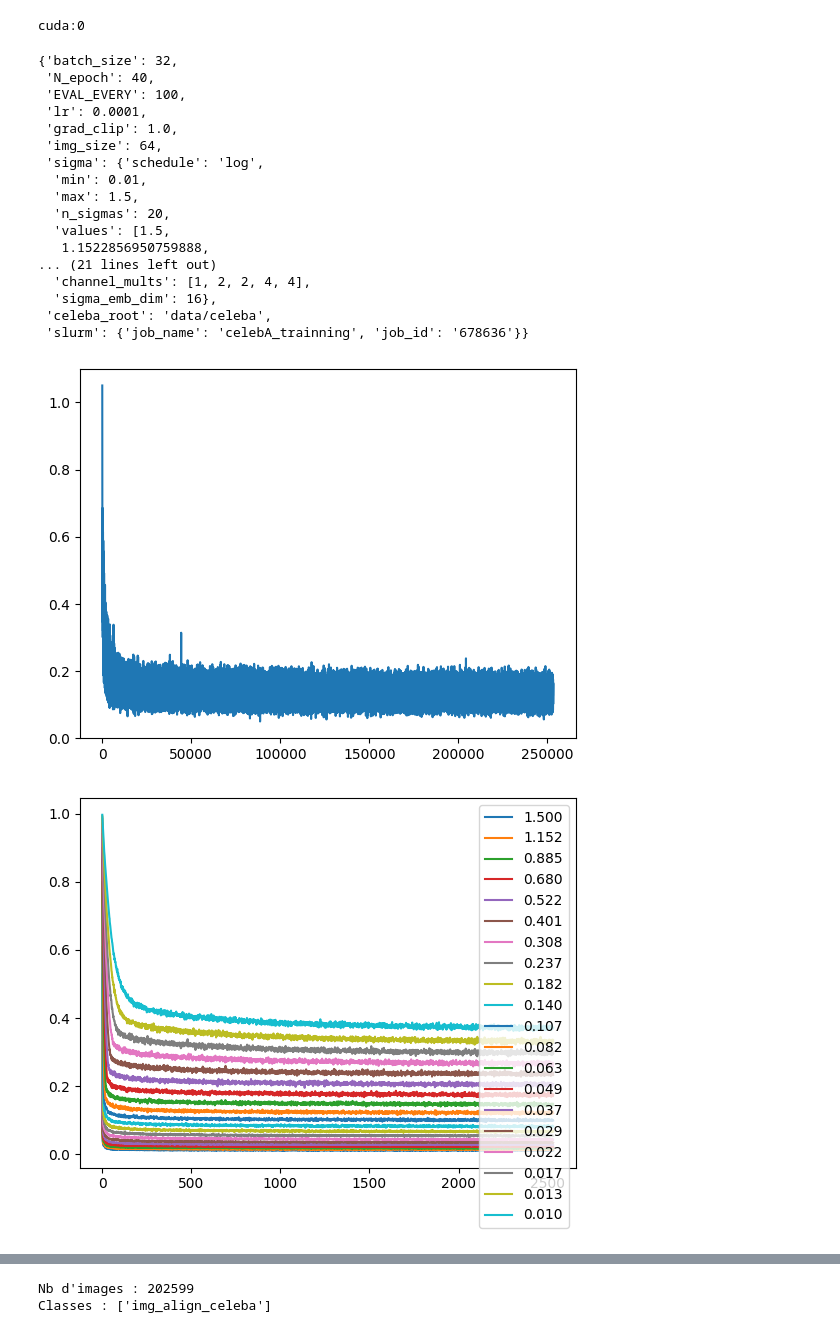
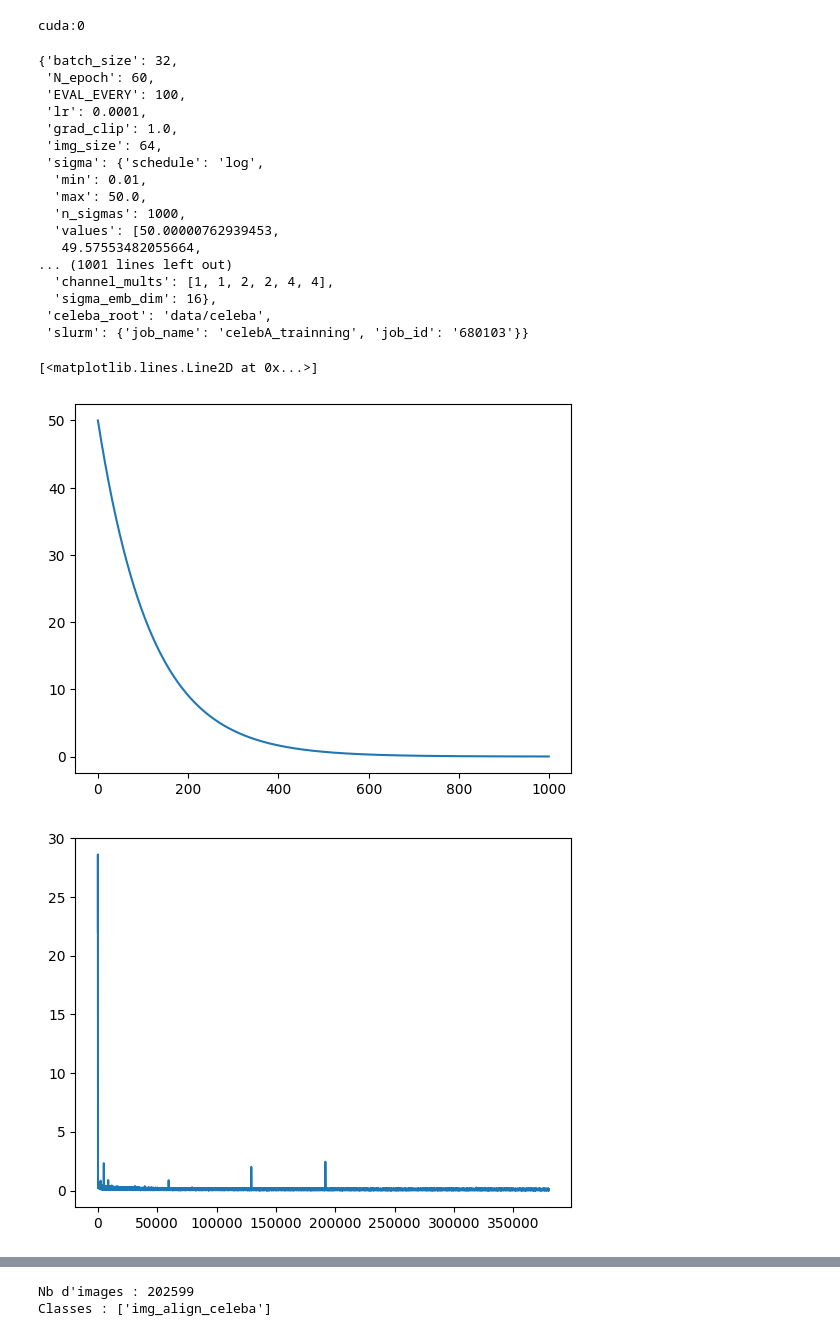
Before and after one commit to Loudwig/DSM, a Jupyter notebook: src/ncsn/celebA/ald.ipynb, the cells around one changed output, grey strips where cells are left out. Saved outputs shown, nothing was run; the diff lists cells and outputs as text; code cells hidden in the pictures.

```diff
--- a/src/ncsn/celebA/ald.ipynb
+++ b/src/ncsn/celebA/ald.ipynb
@@ -35,7 +35,7 @@ BASE_PATH = os.getcwd()
 RUNS_ROOT = os.path.join(BASE_PATH, "runs")
 EXP_NAME = "comparaison"
 EXP_DIR = os.path.join(RUNS_ROOT, EXP_NAME)
-RUN_ID = '001'
+RUN_ID = '002'
 RUN_DIR = os.path.join(EXP_DIR, RUN_ID)
 WEIGHTS_DIR = os.path.join(RUN_DIR, "weights")
 LOGS_DIR = os.path.join(RUN_DIR, "logs")
@@ -48,43 +48,46 @@ with open(os.path.join(LOGS_DIR, 'hparams.json')) as json_data:
 hparams
 # %% [output]
 {'batch_size': 32,
- 'N_epoch': 40,
+ 'N_epoch': 60,
  'EVAL_EVERY': 100,
  'lr': 0.0001,
  'grad_clip': 1.0,
  'img_size': 64,
  'sigma': {'schedule': 'log',
   'min': 0.01,
-  'max': 1.5,
-  'n_sigmas': 20,
-  'values': [1.5,
-   1.1522856950759888,
-... (21 lines left out)
-  'channel_mults': [1, 2, 2, 4, 4],
+  'max': 50.0,
+  'n_sigmas': 1000,
+  'values': [50.00000762939453,
+   49.57553482055664,
+... (1001 lines left out)
+  'channel_mults': [1, 1, 2, 2, 4, 4],
   'sigma_emb_dim': 16},
  'celeba_root': 'data/celeba',
- 'slurm': {'job_name': 'celebA_trainning', 'job_id': '678636'}}
+ 'slurm': {'job_name': 'celebA_trainning', 'job_id': '680103'}}
 # %%
 SIGMAS = t(hparams['sigma']['values'])
+plt.plot(SIGMAS.cpu())
+# %% [output]
+[<matplotlib.lines.Line2D at 0x...>]
+[figure, added]
 # %%
 Loss = np.load(os.path.join(LOGS_DIR,'train_loss.npy'))
 steps_eval = np.load(os.path.join(LOGS_DIR,'steps_eval.npy'))
 plt.plot(Loss)
 plt.show()
-loss_sigma = np.load(os.path.join(LOGS_DIR,"train_loss_per_sigma.npy"))   # (n_eval, n_sigmas)
-sigmas = np.load(os.path.join(LOGS_DIR,"sigmas.npy"))                    # (n_sigmas,)
+# loss_sigma = np.load(os.path.join(LOGS_DIR,"train_loss_per_sigma.npy"))   # (n_eval, n_sigmas)
+# sigmas = np.load(os.path.join(LOGS_DIR,"sigmas.npy"))                    # (n_sigmas,)
 
-for i in range(sigmas.shape[0]):
-    plt.plot(loss_sigma.T[i],label= f'{sigmas[i]:.3f}')
-    plt.legend()
-plt.show()
+# for i in range(sigmas.shape[0]):
+#     plt.plot(loss_sigma.T[i],label= f'{sigmas[i]:.3f}')
+#     plt.legend()
+# plt.show()
 # plt.plot(loss_sigma[0])
 # plt.xticks(range(len(sigmas)), np.round(sigmas,3))
 # plt.title("Loss par sigma (dernier eval)")
 # plt.show()
 # %% [output]
-[figure, old version]
+[figure, new version]
-[figure, removed]
 # %%
 w = torch.load(os.path.join(WEIGHTS_DIR, 'model.pt'),map_location=device,weights_only=True)
 model = m.SmallUNetSigma(
```
Also changed, not shown: parts of 9 cells of this notebook, 31 other files.
